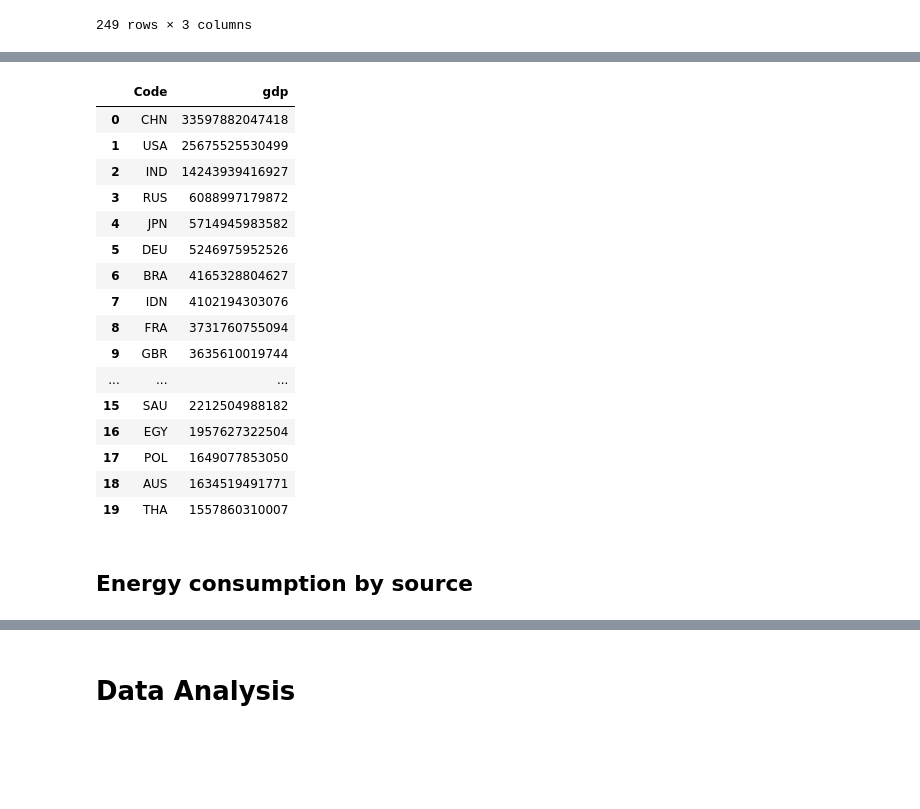
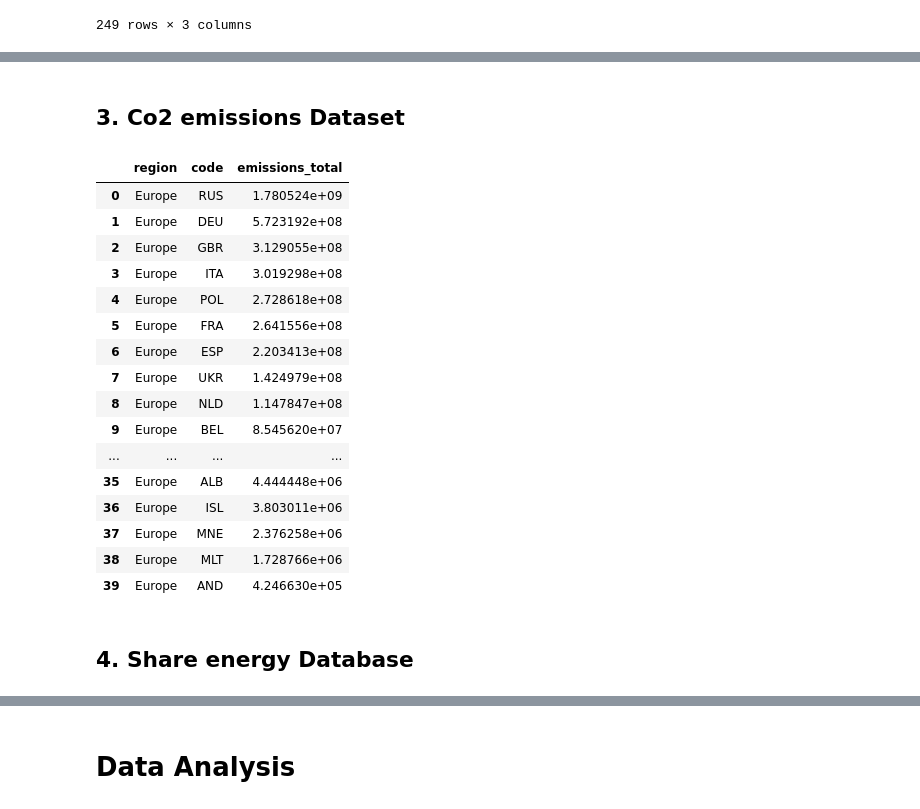
Before and after one commit to william-toscani/Data_Visualization_Project, a Jupyter notebook: Data_Viz_Project.ipynb, the cells around one changed output, grey strips where cells are left out. Cells and saved outputs as stored; diff of their text form; code cells hidden in the pictures; blank space fills up the shorter version.

```diff
--- a/Data_Viz_Project.ipynb
+++ b/Data_Viz_Project.ipynb
@@ -46,12 +44,13 @@ display(world_clean)
 # %%
-pop_raw = pd.read_csv("https://ourworldindata.org/grapher/population-with-un-projections.csv?v=1&csvType=full&useColumnShortNames=true", storage_options = {'User-Agent': 'Our World In Data data fetch/1.0'})
-#pop_metadata = requests.get("https://ourworldindata.org/grapher/population-with-un-projections.metadata.json?v=1&csvType=full&useColumnShortNames=true").json()
+gdp_raw = pd.read_csv("https://ourworldindata.org/grapher/gdp-worldbank.csv?v=1&csvType=full&useColumnShortNames=true", storage_options = {'User-Agent': 'Our World In Data data fetch/1.0'})
+#gdp_metadata = requests.get("https://ourworldindata.org/grapher/gdp-worldbank.metadata.json?v=1&csvType=full&useColumnShortNames=true").json()
 
-pop_clean = sql("""
-SELECT pop_raw.Code, population__sex_all__age_all__variant_medium as population FROM pop_raw
-INNER JOIN world_clean ON pop_raw.Code = world_clean.code
-WHERE year = 2024
+gdp_clean = sql("""
+SELECT wc.code, wc.name, ny_gdp_mktp_pp_kd as gdp FROM gdp_raw
+INNER JOIN world_clean as wc ON gdp_raw.Code = wc.code
+WHERE year = 2024 AND wc.region IS "Europe"
+ORDER BY gdp DESC
 """)
 
-display(pop_clean)
+display(gdp_clean)
 # %% [output]
@@ -73,33 +85,37 @@ display(pop_clean)
+# %% [markdown]
+## 3. Co2 emissions Dataset
 # %%
-gdp_raw = pd.read_csv("https://ourworldindata.org/grapher/gdp-worldbank.csv?v=1&csvType=full&useColumnShortNames=true", storage_options = {'User-Agent': 'Our World In Data data fetch/1.0'})
-#gdp_metadata = requests.get("https://ourworldindata.org/grapher/gdp-worldbank.metadata.json?v=1&csvType=full&useColumnShortNames=true").json()
+emission_raw = pd.read_csv("https://ourworldindata.org/grapher/annual-co2-emissions-per-country.csv?v=1&csvType=full&useColumnShortNames=true", storage_options = {'User-Agent': 'Our World In Data data fetch/1.0'})
+#emission_metadata = requests.get("https://ourworldindata.org/grapher/annual-co2-emissions-per-country.metadata.json?v=1&csvType=full&useColumnShortNames=true").json()
+#display(emission_raw.head())
 
-gdp_clean = sql("""
-SELECT gdp_raw.code, ny_gdp_mktp_pp_kd as gdp FROM gdp_raw
-INNER JOIN pop_clean ON gdp_raw.Code = pop_clean.code
-WHERE year = 2024
-ORDER BY gdp DESC
+emission_clean = sql("""
+SELECT wc.region, wc.code, emissions_total FROM emission_raw
+INNER JOIN world_clean as wc ON emission_raw.Code = wc.code
+INNER JOIN gdp_clean ON emission_raw.Code = gdp_clean.code
+WHERE year = 2024 AND wc.region IS "Europe"
+ORDER BY emissions_total DESC
 """)
 
-display(gdp_clean.head(20))
+display(emission_clean)
 # %% [output]
-|  | Code | gdp |
-| 0 | CHN | 33597882047418 |
-| 1 | USA | 25675525530499 |
-| 2 | IND | 14243939416927 |
-| 3 | RUS | 6088997179872 |
-| 4 | JPN | 5714945983582 |
-| 5 | DEU | 5246975952526 |
-| 6 | BRA | 4165328804627 |
-| 7 | IDN | 4102194303076 |
-| 8 | FRA | 3731760755094 |
-| 9 | GBR | 3635610019744 |
-| ... | ... | ... |
-| 15 | SAU | 2212504988182 |
-| 16 | EGY | 1957627322504 |
-| 17 | POL | 1649077853050 |
-| 18 | AUS | 1634519491771 |
-| 19 | THA | 1557860310007 |
+|  | region | code | emissions_total |
+| 0 | Europe | RUS | 1.780524e+09 |
+| 1 | Europe | DEU | 5.723192e+08 |
+| 2 | Europe | GBR | 3.129055e+08 |
+| 3 | Europe | ITA | 3.019298e+08 |
+| 4 | Europe | POL | 2.728618e+08 |
+| 5 | Europe | FRA | 2.641556e+08 |
+| 6 | Europe | ESP | 2.203413e+08 |
+| 7 | Europe | UKR | 1.424979e+08 |
+| 8 | Europe | NLD | 1.147847e+08 |
+| 9 | Europe | BEL | 8.545620e+07 |
+| ... | ... | ... | ... |
+| 35 | Europe | ALB | 4.444448e+06 |
+| 36 | Europe | ISL | 3.803011e+06 |
+| 37 | Europe | MNE | 2.376258e+06 |
+| 38 | Europe | MLT | 1.728766e+06 |
+| 39 | Europe | AND | 4.246630e+05 |
-# %% [markdown]
-## Energy consumption by source
+# %% [markdown]
+## 4. Share energy Database
 # %%
```
Also changed, not shown: parts of 49 cells of this notebook.
